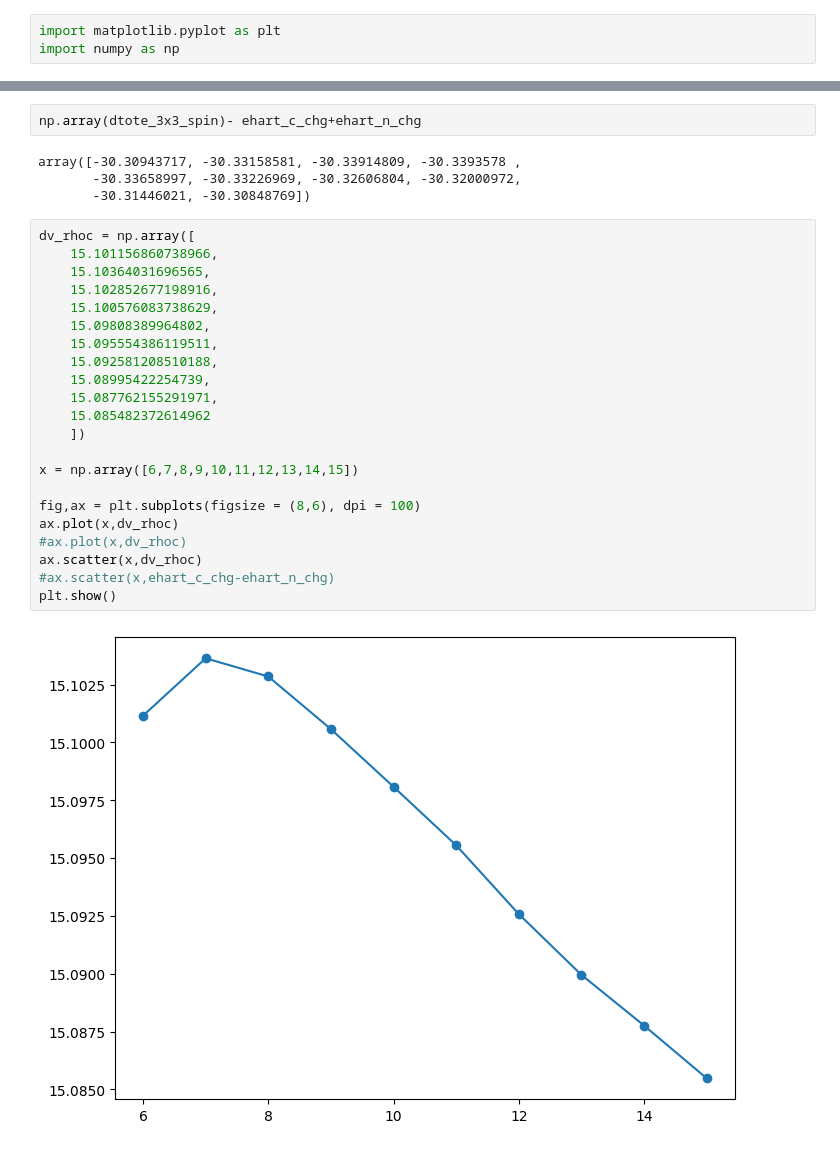
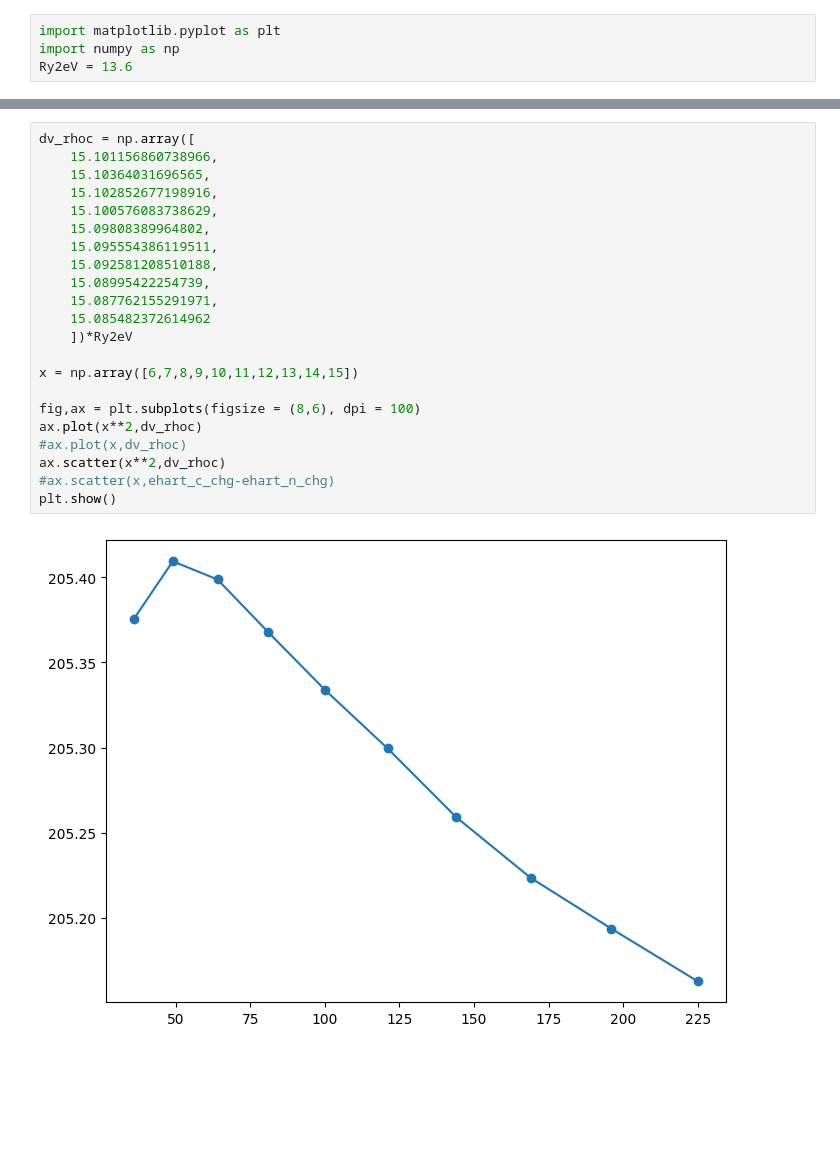
Before and after one commit to rjguo1208/potcorr, a Jupyter notebook: plot.ipynb, the cells around one changed output, grey strips where cells are left out. Drawn from its saved outputs; the diff is of its cells as text; blank space fills up the shorter version.

```diff
--- a/plot.ipynb
+++ b/plot.ipynb
@@ -1,4 +1,5 @@
 # %%
 import matplotlib.pyplot as plt
 import numpy as np
+Ry2eV = 13.6
 # %%
@@ -232,33 +238,27 @@ array([-2.13548446e-07, -7.50187610e-08, -1.09717803e-07, -4.48580977e-08,
-# %%
-np.array(dtote_3x3_spin)- ehart_c_chg+ehart_n_chg
-# %% [output]
-array([-30.30943717, -30.33158581, -30.33914809, -30.3393578 ,
-       -30.33658997, -30.33226969, -30.32606804, -30.32000972,
-       -30.31446021, -30.30848769])
 # %%
 dv_rhoc = np.array([
     15.101156860738966,
     15.10364031696565,
     15.102852677198916,
     15.100576083738629,
     15.09808389964802,
     15.095554386119511,
     15.092581208510188,
     15.08995422254739,
     15.087762155291971,
     15.085482372614962
-    ])
+    ])*Ry2eV
 
 x = np.array([6,7,8,9,10,11,12,13,14,15])
 
 fig,ax = plt.subplots(figsize = (8,6), dpi = 100)
-ax.plot(x,dv_rhoc)
+ax.plot(x**2,dv_rhoc)
 #ax.plot(x,dv_rhoc)
-ax.scatter(x,dv_rhoc)
+ax.scatter(x**2,dv_rhoc)
 #ax.scatter(x,ehart_c_chg-ehart_n_chg)
 plt.show()
 # %% [output]
-[figure, old version]
+[figure, new version]
 # %%
 dv_drho= np.array([0.07436714788162443,
 0.06419835886419276,
```
Also changed, not shown: parts of 12 cells of this notebook, 1 other file.
